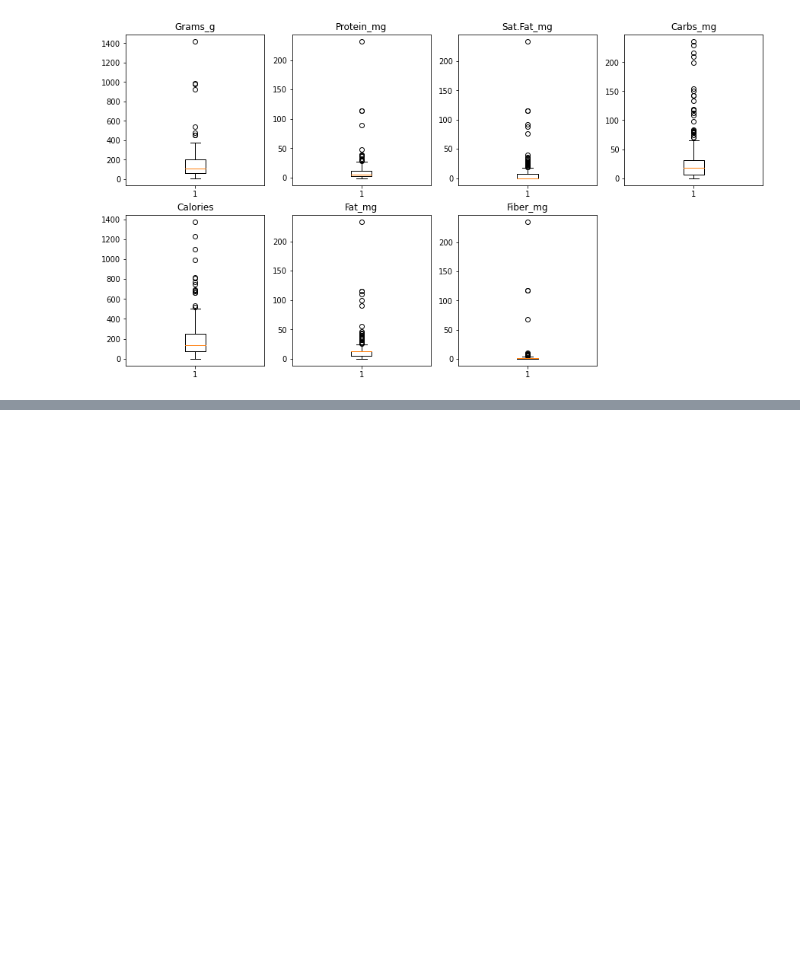
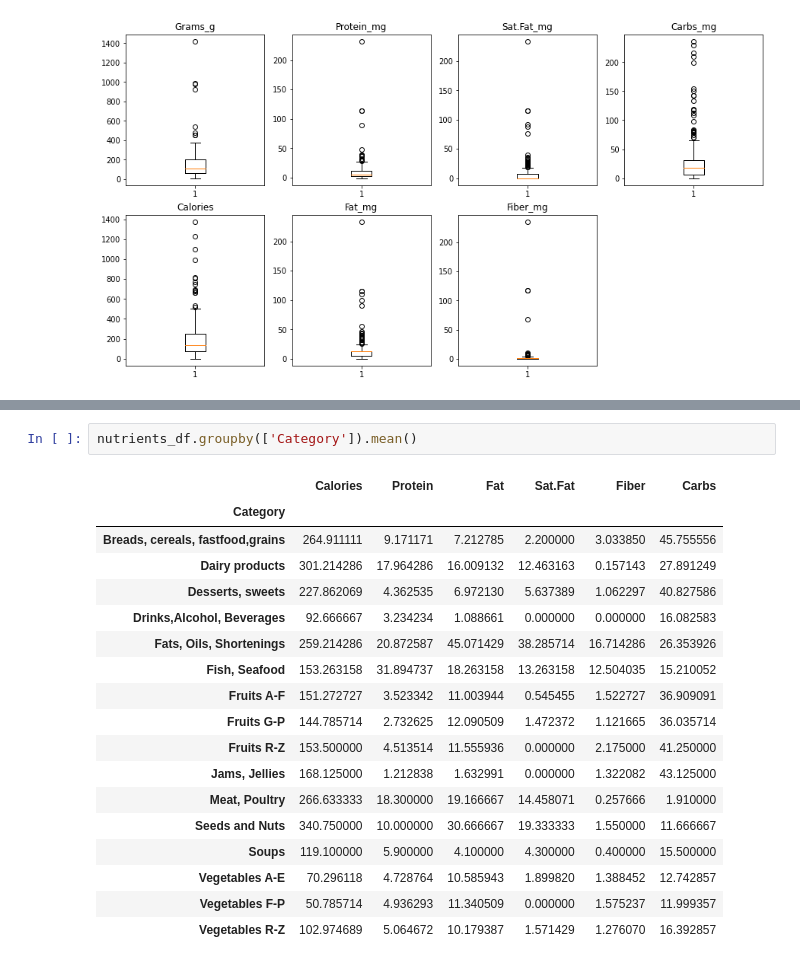
Before and after one commit to AllanRPetersen/Predicting-Food-Prices, a Jupyter notebook: notebooks/adrian_nutrients.ipynb, the cells around one changed output, grey strips where cells are left out. Cells and saved outputs as stored; diff of their text form; blank space fills up the shorter version.

```diff
--- a/notebooks/adrian_nutrients.ipynb
+++ b/notebooks/adrian_nutrients.ipynb
@@ -224,0 +223,21 @@ nutrients_df.profile_report()
+# %%
+nutrients_df.groupby(['Category']).mean()
+# %% [output]
+|  | Calories | Protein | Fat | Sat.Fat | Fiber | Carbs |
+| Category |  |  |  |  |  |  |
+| Breads, cereals, fastfood,grains | 264.911111 | 9.171171 | 7.212785 | 2.200000 | 3.033850 | 45.755556 |
+| Dairy products | 301.214286 | 17.964286 | 16.009132 | 12.463163 | 0.157143 | 27.891249 |
+| Desserts, sweets | 227.862069 | 4.362535 | 6.972130 | 5.637389 | 1.062297 | 40.827586 |
+| Drinks,Alcohol, Beverages | 92.666667 | 3.234234 | 1.088661 | 0.000000 | 0.000000 | 16.082583 |
+| Fats, Oils, Shortenings | 259.214286 | 20.872587 | 45.071429 | 38.285714 | 16.714286 | 26.353926 |
+| Fish, Seafood | 153.263158 | 31.894737 | 18.263158 | 13.263158 | 12.504035 | 15.210052 |
+| Fruits A-F | 151.272727 | 3.523342 | 11.003944 | 0.545455 | 1.522727 | 36.909091 |
+| Fruits G-P | 144.785714 | 2.732625 | 12.090509 | 1.472372 | 1.121665 | 36.035714 |
+| Fruits R-Z | 153.500000 | 4.513514 | 11.555936 | 0.000000 | 2.175000 | 41.250000 |
+| Jams, Jellies | 168.125000 | 1.212838 | 1.632991 | 0.000000 | 1.322082 | 43.125000 |
+| Meat, Poultry | 266.633333 | 18.300000 | 19.166667 | 14.458071 | 0.257666 | 1.910000 |
+| Seeds and Nuts | 340.750000 | 10.000000 | 30.666667 | 19.333333 | 1.550000 | 11.666667 |
+| Soups | 119.100000 | 5.900000 | 4.100000 | 4.300000 | 0.400000 | 15.500000 |
+| Vegetables A-E | 70.296118 | 4.728764 | 10.585943 | 1.899820 | 1.388452 | 12.742857 |
+| Vegetables F-P | 50.785714 | 4.936293 | 11.340509 | 0.000000 | 1.575237 | 11.999357 |
+| Vegetables R-Z | 102.974689 | 5.064672 | 10.179387 | 1.571429 | 1.276070 | 16.392857 |
```
Also changed, not shown: parts of 1 cell of this notebook, 1 other file.
